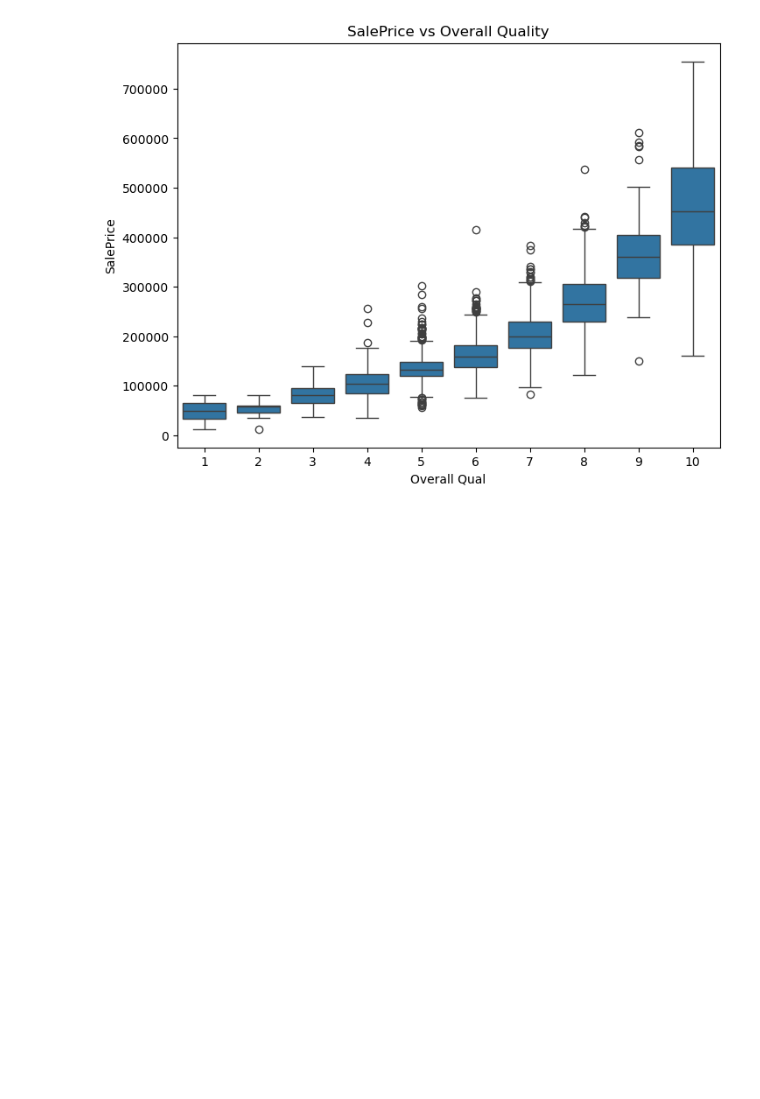
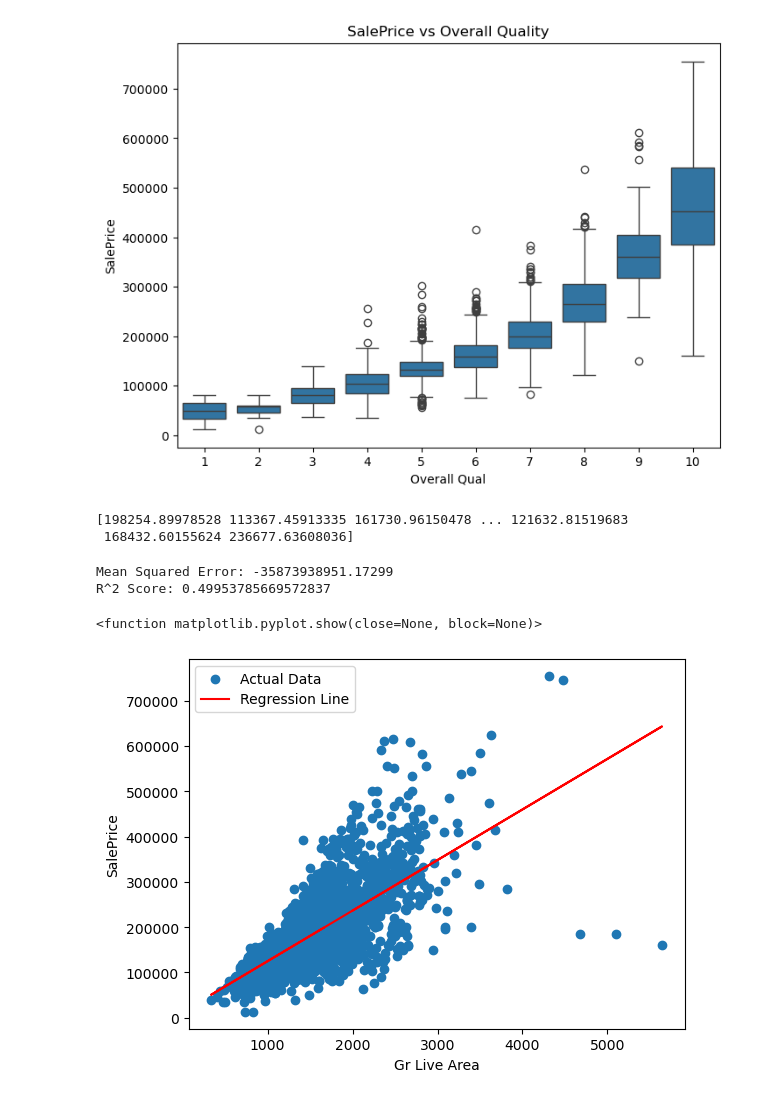
Before and after one commit to eirikimrik/ML---Assignment-1, a Jupyter notebook: Untitled.ipynb, the cells around one changed output. Saved outputs shown, nothing was run; the diff lists cells and outputs as text; code cells hidden in the pictures; blank space fills up the shorter version.

Commit message:
created the linear regression model

```diff
--- a/Untitled.ipynb
+++ b/Untitled.ipynb
@@ -125,3 +126,51 @@ plt.show()
 # %% [output]
 [figure]
 [figure]
+# %%
+#defining x and y variables
+x = data_cleaned['Gr Liv Area'].values
+y = data_cleaned['SalePrice'].values
+
+#calculating mean of x and y
+x_mean = np.mean(x)
+y_mean = np.mean(y)
+# %%
+#using formula for linear regression to create a model
+
+numerator = 0
+denominator = 0
+for i in range(len(x)):
+    numerator += (x[i] - x_mean) * (y[i] - y_mean)
+    denominator += (x[i] - x_mean) ** 2
+b1 = numerator / denominator
+b0 = y_mean - (b1 * x_mean)
+
+y_pred = b0 + b1 * x
+print(y_pred)
+# %% [output]
+[198254.89978528 113367.45913335 161730.96150478 ... 121632.81519683
+ 168432.60155624 236677.63608036]
+# %%
+# Calculating MSE
+
+mse = np.mean(y - y_pred ** 2)
+ss_tot = np.sum((y - y_mean) ** 2)
+ss_res = np.sum((y - y_pred) ** 2)
+r2_score = 1 - (ss_res / ss_tot)
+print(f'Mean Squared Error: {mse}')
+print(f'R^2 Score: {r2_score}')
+# %% [output]
+Mean Squared Error: -35873938951.17299
+R^2 Score: 0.49953785669572837
+# %%
+# Visualizing the model
+
+plt.scatter(x, y, label='Actual Data')
+plt.plot(x, y_pred, color='red', label='Regression Line')
+plt.xlabel('Gr Live Area')
+plt.ylabel('SalePrice')
+plt.legend()
+plt.show
+# %% [output]
+<function matplotlib.pyplot.show(close=None, block=None)>
+[figure, added]
```
Also changed, not shown: parts of 1 cell of this notebook.
